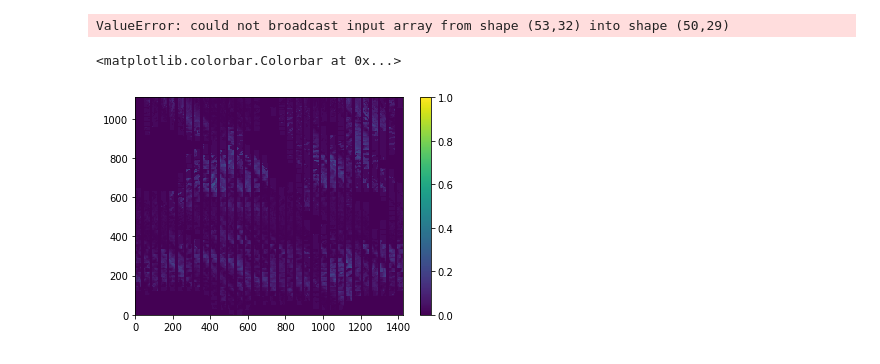
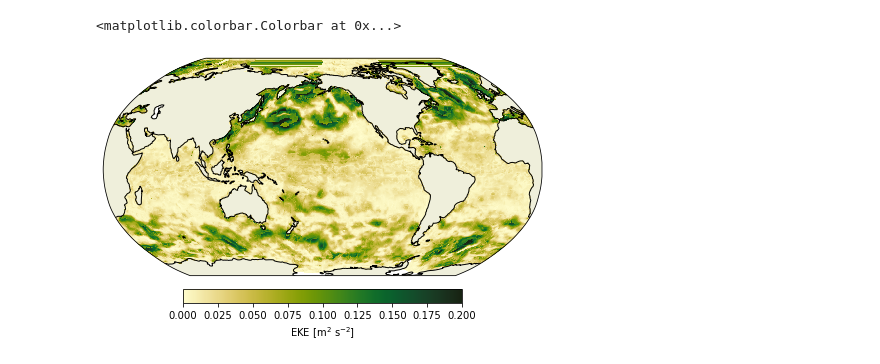
Before and after one commit to CrayLabs/NCAR_ML_EKE, a Jupyter notebook: driver/online_analysis.ipynb, the cells around one changed output. Cells and saved outputs as stored; diff of their text form; code cells hidden in the pictures.

```diff
--- a/driver/online_analysis.ipynb
+++ b/driver/online_analysis.ipynb
@@ -46,0 +122,5 @@ orchestrator.get_address()
+# %%
+# Load mask and lon/lat of grid from input files
+mask = xr.open_dataset('../MOM6_config/INPUT/ocean_mask.nc').rename({'ny':'j','nx':'i'})
+tmp  = xr.open_dataset('../MOM6_config/INPUT/seawifs-clim-1997-2010.1440x1080.v20180328.nc')[['lon','lat']]
+ds = xr.merge([mask,tmp])
@@ -100,12 +139,28 @@ key_basename = 'EKE'
 timestamp1 = '59886871200'
 timestamp2 = '59886878400'
 nranks = 32*45-315
-MKE1 = reconstruct_domain(client,ensemble_id,key_basename,timestamp1,nranks)
+all_ranks_posted( client, ensemble_id, key_basename, nranks, timestamp1 )
+ds['EKE1'] = xr.DataArray(
+  data=reconstruct_domain(client,ensemble_id,key_basename,nranks,timestamp1),
+  dims = ['j','i'],
+)
+
+all_ranks_posted( client, ensemble_id, key_basename, nranks, timestamp2 )
+ds['EKE2'] = xr.DataArray(
+  data=reconstruct_domain(client,ensemble_id,key_basename,nranks,timestamp2),
+  dims = ['j','i'],
+)
+
+ds = ds.where(ds.mask==1.)
-# %% [output]
-ValueError: could not broadcast input array from shape (53,32) into shape (50,29)
-# %%
-plt.pcolormesh(MKE1,vmin=0.,vmax=1)
-plt.colorbar()
-# %% [output]
-<matplotlib.colorbar.Colorbar at 0x...>
-[figure, removed]
+# %%
+fig = plt.figure(figsize=(10,5))
+ax = fig.add_subplot(111,projection=ccrs.Robinson(central_longitude=200))
+im = ax.pcolormesh( ds.lon, ds.lat, ds.EKE1,
+                    vmin=0., vmax=0.2, transform=ccrs.PlateCarree(),
+                    cmap = cmocean.cm.speed)
+ax.add_feature(cfeature.LAND)
+ax.coastlines()
+fig.colorbar(im, ax=ax,label='EKE [m$^2$ s$^{-2}$]',orientation='horizontal', shrink=0.5, pad=0.05)
+# %% [output]
+<matplotlib.colorbar.Colorbar at 0x...>
+[figure, added]
```
Also changed, not shown: parts of 15 cells of this notebook, 1 other file.
